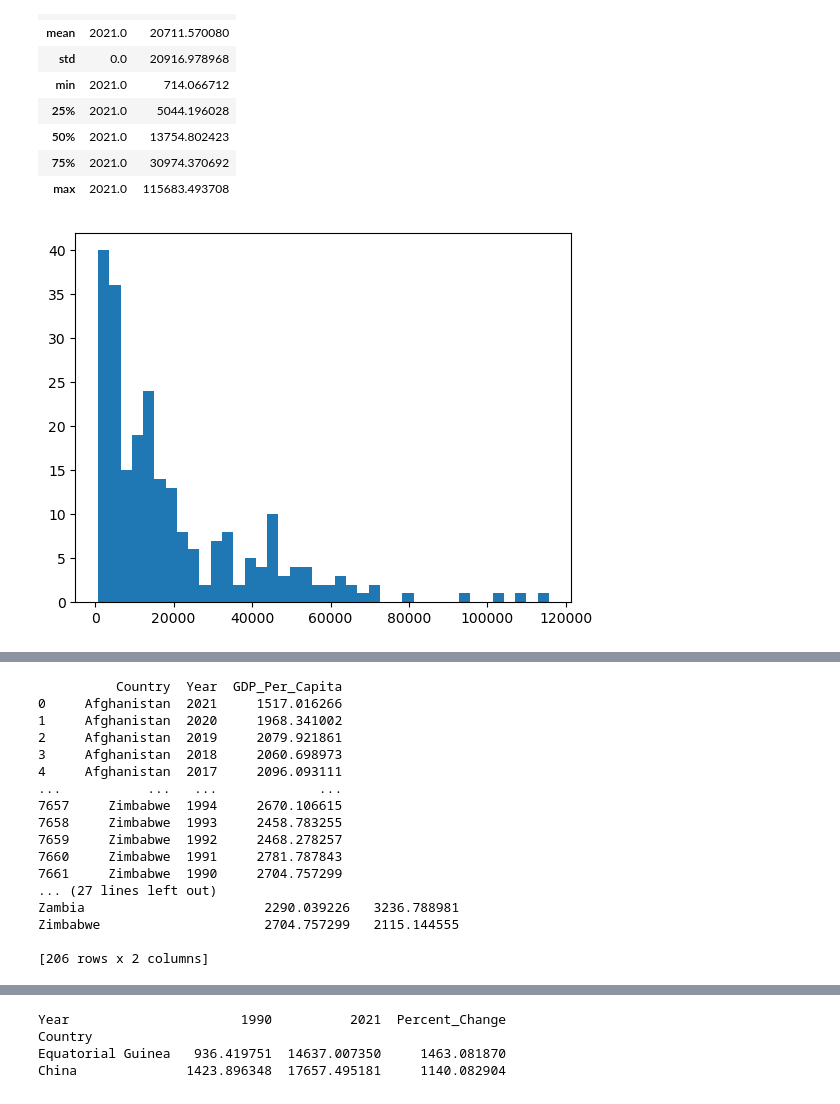
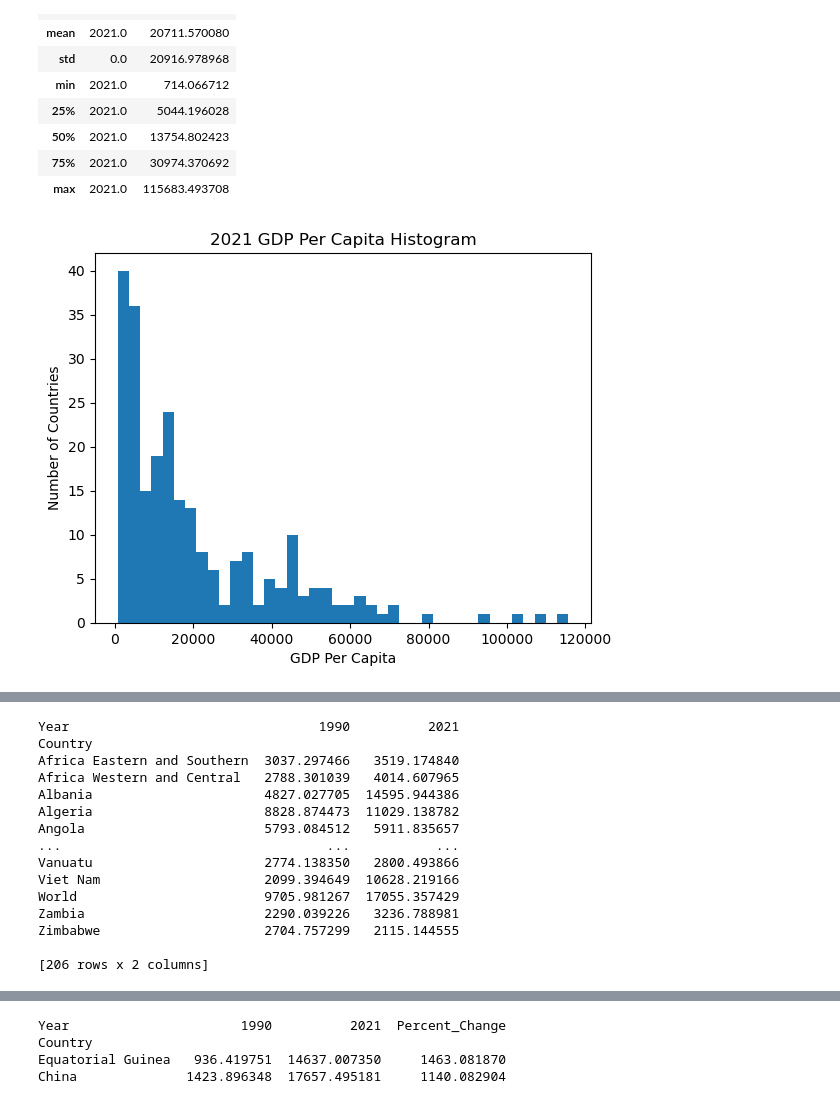
Before and after one commit to nss-data-science-cohort-8/un-exploration-alexanderjireland, a Jupyter notebook: notebooks/UN_Data_Exploration.ipynb, the cells around one changed output, grey strips where cells are left out. Saved outputs shown, nothing was run; the diff lists cells and outputs as text; code cells hidden in the pictures.

```diff
--- a/notebooks/UN_Data_Exploration.ipynb
+++ b/notebooks/UN_Data_Exploration.ipynb
@@ -34,7 +40,8 @@ gdp_df[-10:]
 | 7660 | Zimbabwe | 1991 | 2781.787843 | NaN |
 | 7661 | Zimbabwe | 1990 | 2704.757299 | NaN |
 # %%
-gdp_df.drop('Value Footnotes', axis=1, inplace=True)
+#dropping Value Footnotes column
+gdp_df = gdp_df.drop('Value Footnotes', axis=1)
 gdp_df.head()
 # %% [output]
 |  | Country or Area | Year | Value |
@@ -44,7 +51,8 @@ gdp_df.head()
 | 3 | Afghanistan | 2018 | 2060.698973 |
 | 4 | Afghanistan | 2017 | 2096.093111 |
 # %%
-gdp_df.rename(columns={'Country or Area': 'Country', 'Value': 'GDP_Per_Capita'}, inplace=True)
+#renaming columns
+gdp_df = gdp_df.rename(columns={'Country or Area': 'Country', 'Value': 'GDP_Per_Capita'})
 gdp_df.head()
 # %% [output]
 |  | Country | Year | GDP_Per_Capita |
@@ -125,9 +133,12 @@ gdp_2021.describe()
 | max | 2021.0 | 115683.493708 |
 # %%
 plt.hist(gdp_2021['GDP_Per_Capita'], bins=40)
+plt.title('2021 GDP Per Capita Histogram')
+plt.xlabel('GDP Per Capita')
+plt.ylabel('Number of Countries')
 plt.show()
 #I would descibe this as a very right-skewed distribution!
 #The majority of countries have a GDP per cap < 20,000
 # %% [output]
-[figure, old version]
+[figure, new version]
 # %%
@@ -148,27 +160,23 @@ print(gdp_2021.sort_values('GDP_Per_Capita'))
 
 [241 rows x 3 columns]
 # %%
-#Now back to the full gdp_df
+#Now back to the full gdp_df, just going to look at years 1990 and 2021
 gdp_df_filtered = gdp_df[gdp_df['Year'].isin([1990,2021])]
-print(gdp_df)
-print(gdp_df_filtered)
 gdp_pivoted = gdp_df_filtered.pivot_table(index='Country', columns='Year', values='GDP_Per_Capita')
-gdp_pivoted.dropna(inplace=True)
+gdp_pivoted = gdp_pivoted.dropna()
 print(gdp_pivoted)
 # %% [output]
-          Country  Year  GDP_Per_Capita
-0     Afghanistan  2021     1517.016266
-1     Afghanistan  2020     1968.341002
-2     Afghanistan  2019     2079.921861
-3     Afghanistan  2018     2060.698973
-4     Afghanistan  2017     2096.093111
-...           ...   ...             ...
-7657     Zimbabwe  1994     2670.106615
-7658     Zimbabwe  1993     2458.783255
-7659     Zimbabwe  1992     2468.278257
-7660     Zimbabwe  1991     2781.787843
-7661     Zimbabwe  1990     2704.757299
-... (27 lines left out)
+Year                                1990          2021
+Country
+Africa Eastern and Southern  3037.297466   3519.174840
+Africa Western and Central   2788.301039   4014.607965
+Albania                      4827.027705  14595.944386
+Algeria                      8828.874473  11029.138782
+Angola                       5793.084512   5911.835657
+...                                  ...           ...
+Vanuatu                      2774.138350   2800.493866
+Viet Nam                     2099.394649  10628.219166
+World                        9705.981267  17055.357429
 Zambia                       2290.039226   3236.788981
 Zimbabwe                     2704.757299   2115.144555
 
```
Also changed, not shown: parts of 25 cells of this notebook.
